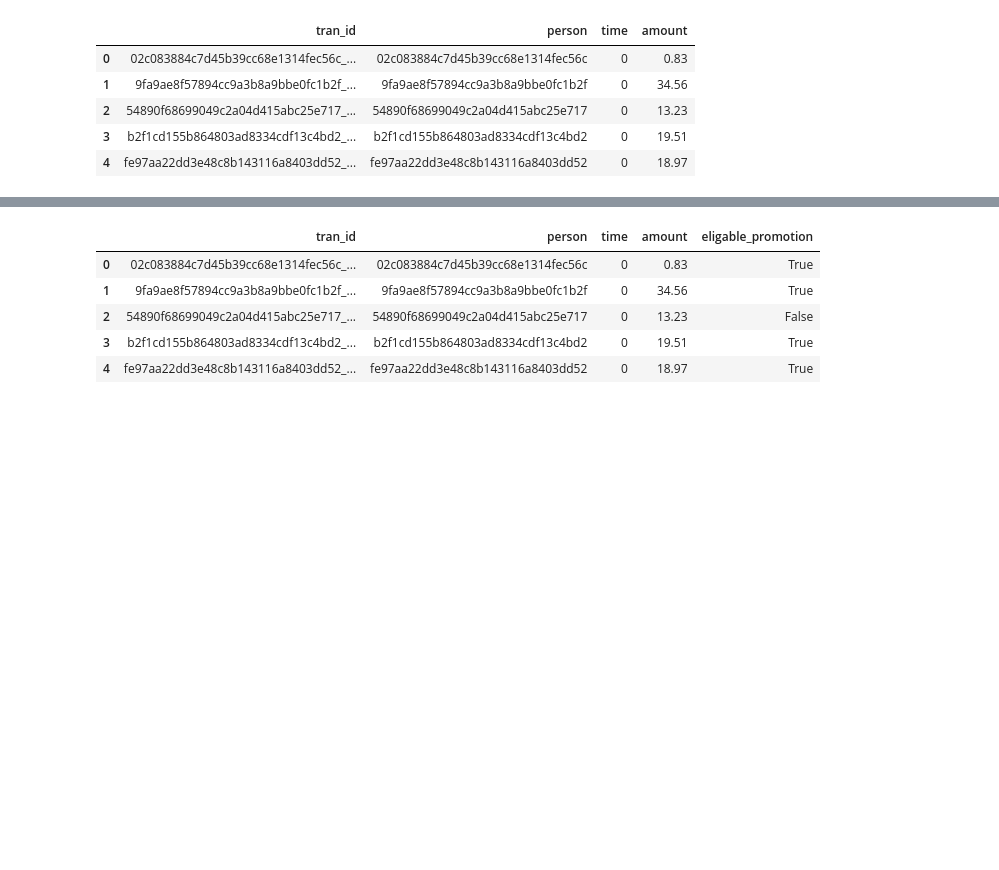
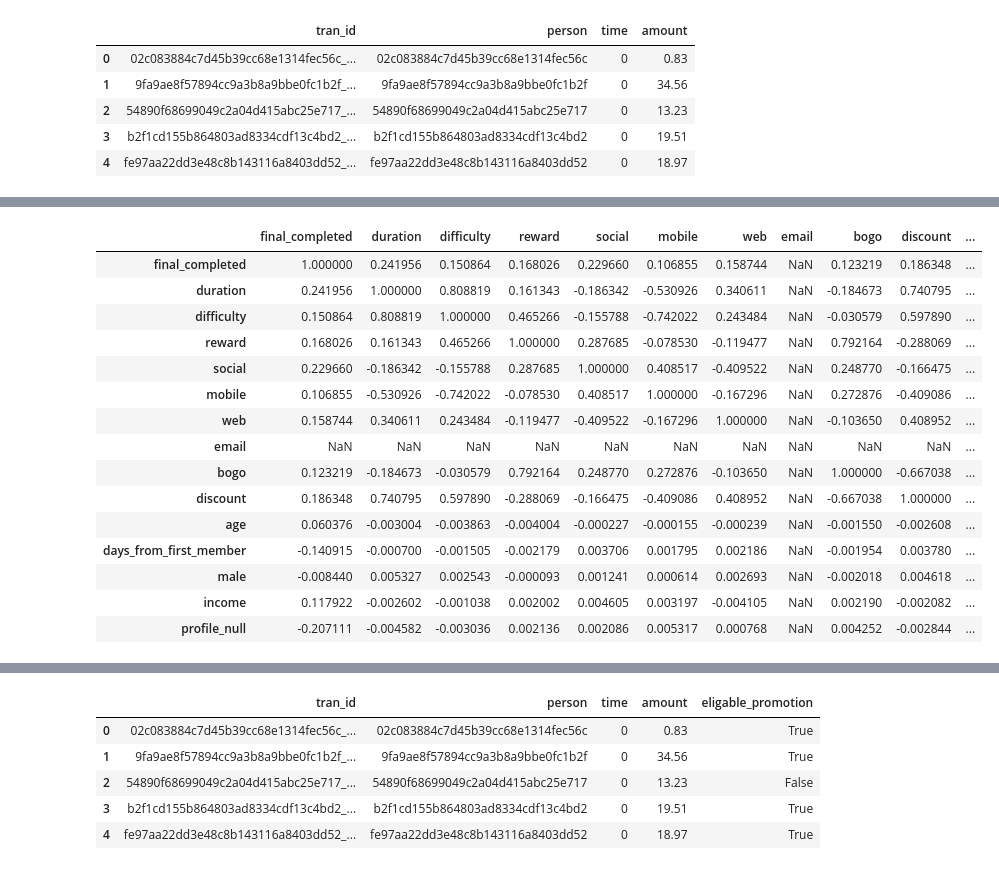
Before and after one commit to disco-rocket/starbucks_capstone, a Jupyter notebook: Starbucks_Capstone_notebook.ipynb, the cells around one changed output, grey strips where cells are left out. Cells and saved outputs as stored; diff of their text form; code cells hidden in the pictures; blank space fills up the shorter version.

```diff
--- a/Starbucks_Capstone_notebook.ipynb
+++ b/Starbucks_Capstone_notebook.ipynb
@@ -298,0 +429,17 @@ received_df.head()
+# %%
+#creating dataframe of merged received and completed tables
+received_completed_df = pd.merge(received_df[['marketing_id','person','time','duration','offer_id']]
+                            ,completed_df
+                           ,on=['person','offer_id']
+                           ,how='inner')
+#adding flag to say if it was viewed while the promotion was completed
+received_completed_df['In Scope'] = ((received_completed_df['time_y'] >= received_completed_df['time_x'])
+                                     & (received_completed_df['time_y'] <= (received_completed_df['time_x']
+                                                                              + (received_completed_df['duration']*24)
+                                                                             )
+                                       )
+                                  )
+#Adding field to origional received df to say if it was viewed in time
+completed_in_time = received_completed_df[received_completed_df['In Scope']]['marketing_id'].unique()
+received_df['completed_in_time'] = received_df['marketing_id'].isin(completed_in_time)
+received_df.head()
@@ -298,0 +474,17 @@ received_df.head()
+# %%
+offers_cleaned = received_df.merge(portfolio_transformed[['id','difficulty','reward','social'
+                                                       ,'mobile','web','email','bogo','discount']]
+                                ,how='left'
+                                , left_on='offer_id'
+                                , right_on='id')
+offers_cleaned.drop('id',axis=1,inplace=True)
+offers_cleaned = offers_cleaned.merge(profile[['id','age','days_from_first_member','male','income']]
+                                ,how='left'
+                                , left_on='person'
+                                , right_on='id')
+
+offers_cleaned = offers_cleaned[['final_completed','duration','difficulty','reward','social'
+                                 ,'mobile','web','email','bogo','discount','age','days_from_first_member'
+                                 ,'male','income']]
+offers_cleaned['profile_null'] = offers_cleaned.age.isnull()
+offers_cleaned.head()
@@ -298,0 +534,20 @@ received_df.head()
+# %%
+#checking the correlation matrix
+offers_cleaned.corr()
+# %% [output]
+|  | final_completed | duration | difficulty | reward | social | mobile | web | email | bogo | discount | ... |
+| final_completed | 1.000000 | 0.241956 | 0.150864 | 0.168026 | 0.229660 | 0.106855 | 0.158744 | NaN | 0.123219 | 0.186348 | ... |
+| duration | 0.241956 | 1.000000 | 0.808819 | 0.161343 | -0.186342 | -0.530926 | 0.340611 | NaN | -0.184673 | 0.740795 | ... |
+| difficulty | 0.150864 | 0.808819 | 1.000000 | 0.465266 | -0.155788 | -0.742022 | 0.243484 | NaN | -0.030579 | 0.597890 | ... |
+| reward | 0.168026 | 0.161343 | 0.465266 | 1.000000 | 0.287685 | -0.078530 | -0.119477 | NaN | 0.792164 | -0.288069 | ... |
+| social | 0.229660 | -0.186342 | -0.155788 | 0.287685 | 1.000000 | 0.408517 | -0.409522 | NaN | 0.248770 | -0.166475 | ... |
+| mobile | 0.106855 | -0.530926 | -0.742022 | -0.078530 | 0.408517 | 1.000000 | -0.167296 | NaN | 0.272876 | -0.409086 | ... |
+| web | 0.158744 | 0.340611 | 0.243484 | -0.119477 | -0.409522 | -0.167296 | 1.000000 | NaN | -0.103650 | 0.408952 | ... |
+| email | NaN | NaN | NaN | NaN | NaN | NaN | NaN | NaN | NaN | NaN | ... |
+| bogo | 0.123219 | -0.184673 | -0.030579 | 0.792164 | 0.248770 | 0.272876 | -0.103650 | NaN | 1.000000 | -0.667038 | ... |
+| discount | 0.186348 | 0.740795 | 0.597890 | -0.288069 | -0.166475 | -0.409086 | 0.408952 | NaN | -0.667038 | 1.000000 | ... |
+| age | 0.060376 | -0.003004 | -0.003863 | -0.004004 | -0.000227 | -0.000155 | -0.000239 | NaN | -0.001550 | -0.002608 | ... |
+| days_from_first_member | -0.140915 | -0.000700 | -0.001505 | -0.002179 | 0.003706 | 0.001795 | 0.002186 | NaN | -0.001954 | 0.003780 | ... |
+| male | -0.008440 | 0.005327 | 0.002543 | -0.000093 | 0.001241 | 0.000614 | 0.002693 | NaN | -0.002018 | 0.004618 | ... |
+| income | 0.117922 | -0.002602 | -0.001038 | 0.002002 | 0.004605 | 0.003197 | -0.004105 | NaN | 0.002190 | -0.002082 | ... |
+| profile_null | -0.207111 | -0.004582 | -0.003036 | 0.002136 | 0.002086 | 0.005317 | 0.000768 | NaN | 0.004252 | -0.002844 | ... |
```
Also changed, not shown: parts of 67 cells of this notebook.
